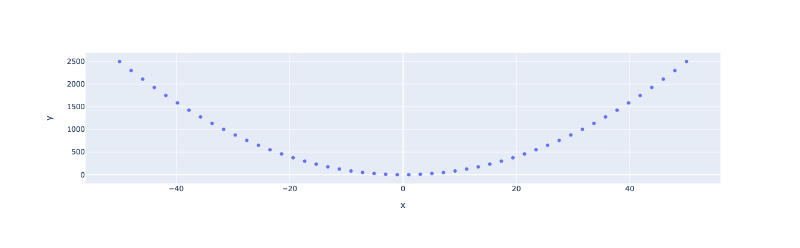
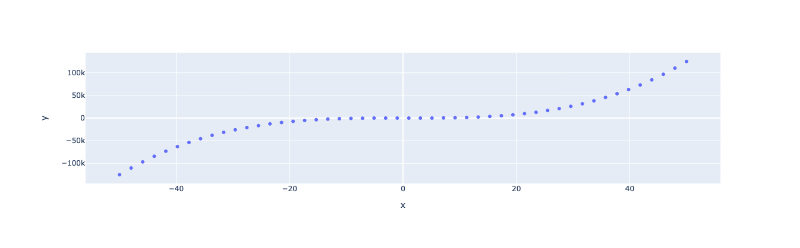
Before and after one commit to pseguel-redhat/my-notebooks-repo, a Jupyter notebook: experiment1.ipynb, the cells around one changed output. Cells and saved outputs as stored; diff of their text form; code cells hidden in the pictures.

```diff
--- a/experiment1.ipynb
+++ b/experiment1.ipynb
@@ -6,7 +6,7 @@ import plotly.express as px
 x = np.linspace(start=-50, stop=50)
 
 # y-axis data points
-y = x ** 2
+y = x ** 3
 
 # define the plot
 fig = px.scatter(x=x, y=y)
@@ -17 +16 @@ fig.show()
-[figure, old version]
+[figure, new version]
```
Also changed, not shown: parts of 1 cell of this notebook.
